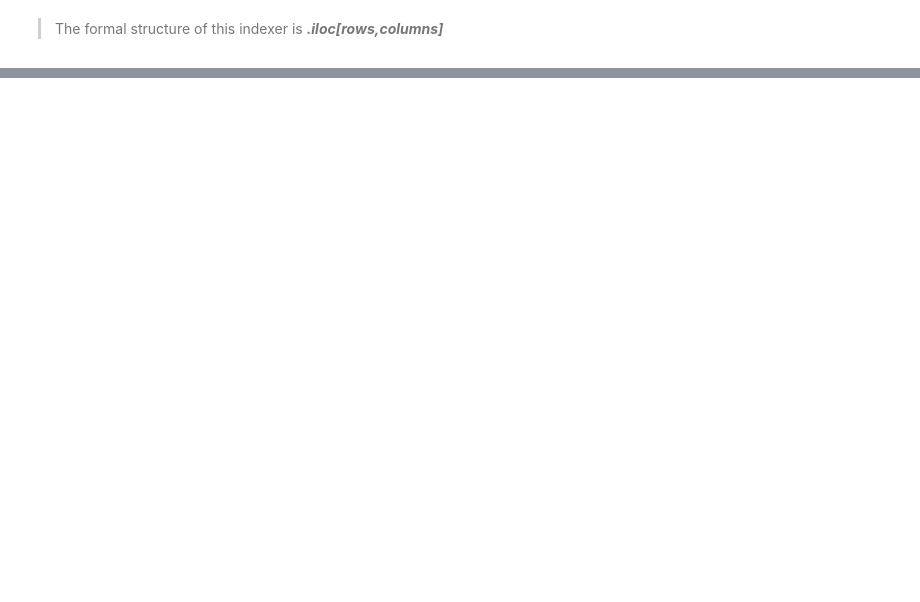
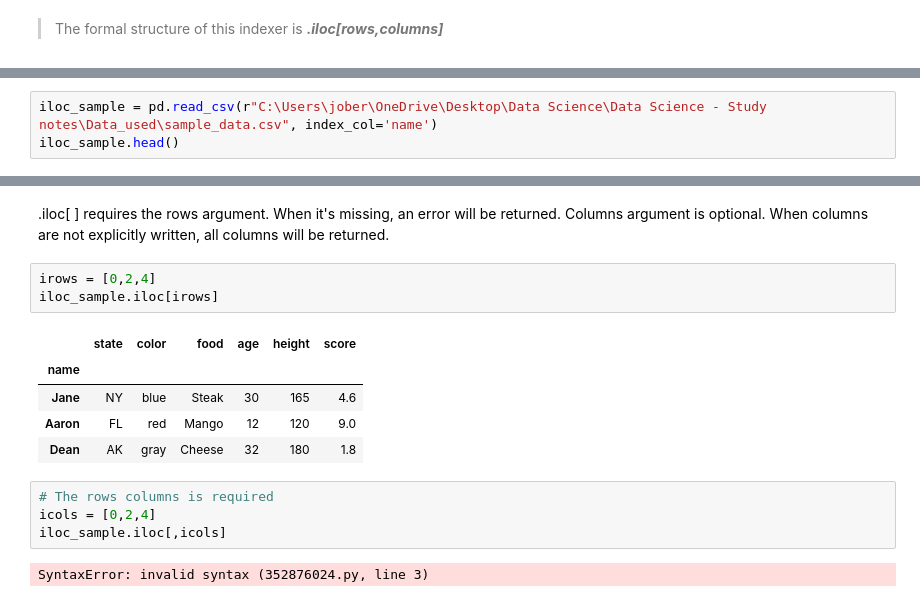
Before and after one commit to bizzaccelerator/Data-Science-Study-Notes, a Jupyter notebook: 3. Data managing using Pandas - Part 2.ipynb, the cells around one changed output, grey strips where cells are left out. Saved outputs shown, nothing was run; the diff lists cells and outputs as text; blank space fills up the shorter version.

Commit message:
iloc indexer added

```diff
--- a/3. Data managing using Pandas - Part 2.ipynb
+++ b/3. Data managing using Pandas - Part 2.ipynb
@@ -222,0 +219,3 @@ _Just the braackets_ doesn't allow to get specific elements (single cell), not a
+# %%
+iloc_sample = pd.read_csv(r"C:\Users\jober\OneDrive\Desktop\Data Science\Data Science - Study notes\Data_used\sample_data.csv", index_col='name')
+iloc_sample.head()
@@ -222,0 +243,17 @@ _Just the braackets_ doesn't allow to get specific elements (single cell), not a
+# %% [markdown]
+.iloc[ ] requires the rows argument. When it's missing, an error will be returned. Columns argument is optional. When columns are not explicitly written, all columns will be returned.
+# %%
+irows = [0,2,4]
+iloc_sample.iloc[irows]
+# %% [output]
+|  | state | color | food | age | height | score |
+| name |  |  |  |  |  |  |
+| Jane | NY | blue | Steak | 30 | 165 | 4.6 |
+| Aaron | FL | red | Mango | 12 | 120 | 9.0 |
+| Dean | AK | gray | Cheese | 32 | 180 | 1.8 |
+# %%
+# The rows columns is required
+icols = [0,2,4]
+iloc_sample.iloc[,icols]
+# %% [output]
+SyntaxError: invalid syntax (352876024.py, line 3)
```
Also changed, not shown: parts of 12 cells of this notebook.
